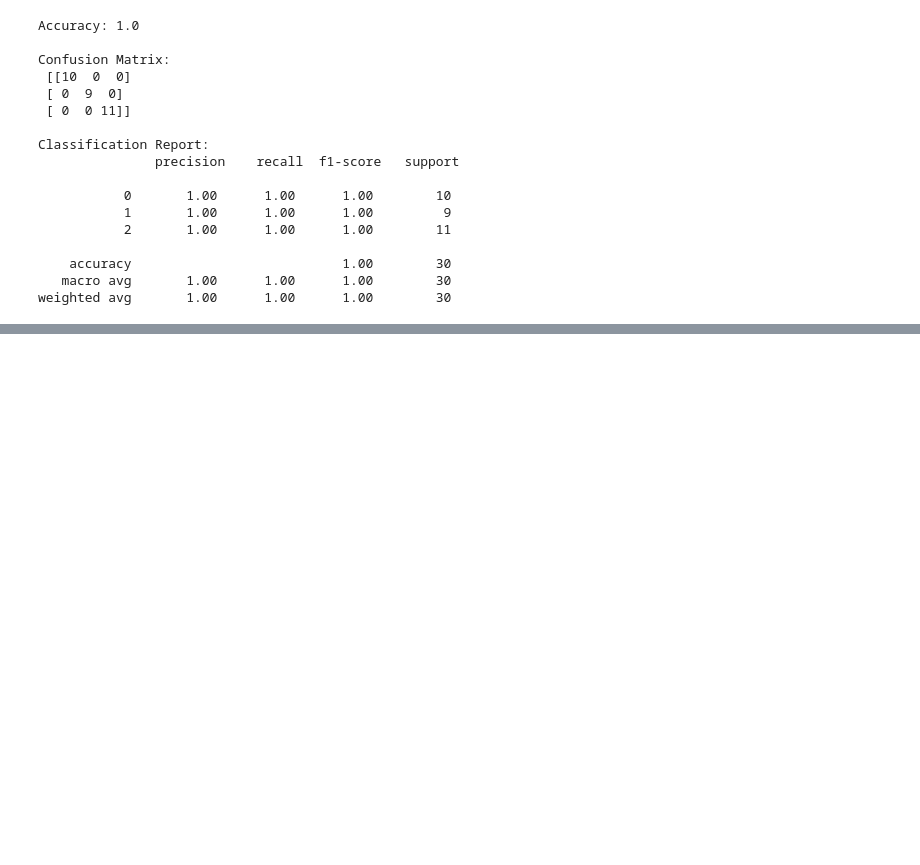
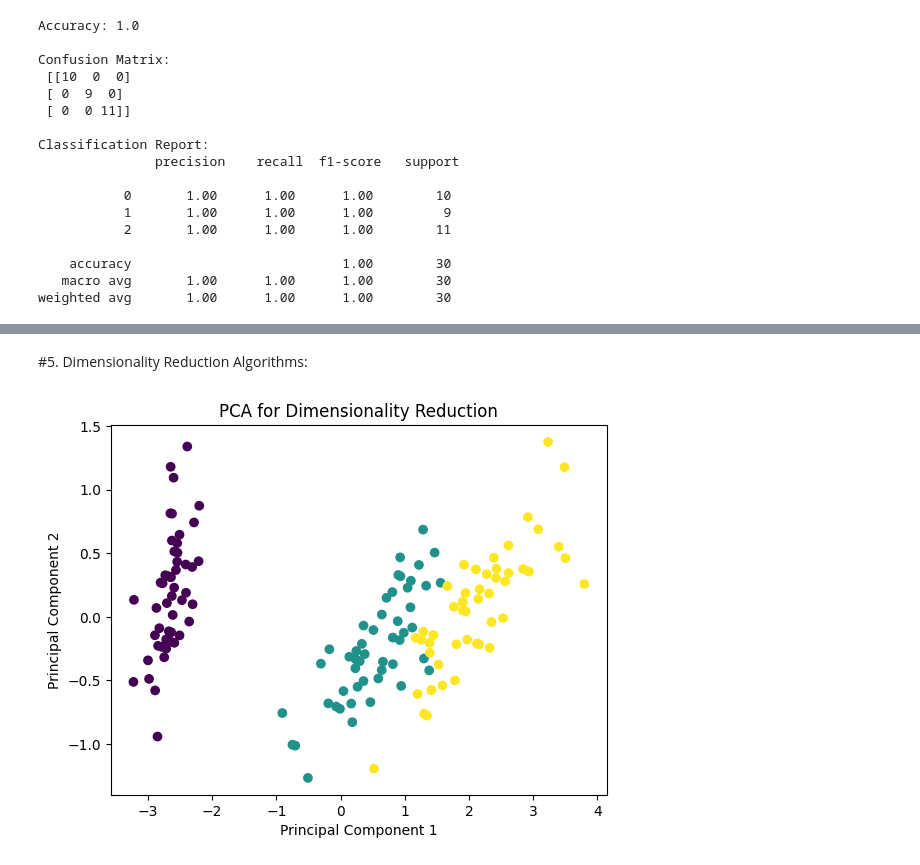
Before and after one commit to MandiraBanerjee2001/Mandira2001, a Jupyter notebook: Data_Mining_Algo.ipynb, the cells around one changed output, grey strips where cells are left out. Saved outputs shown, nothing was run; the diff lists cells and outputs as text; code cells hidden in the pictures; blank space fills up the shorter version.

```diff
--- a/Data_Mining_Algo.ipynb
+++ b/Data_Mining_Algo.ipynb
@@ -122,0 +231,25 @@ weighted avg       1.00      1.00      1.00        30
+# %% [markdown]
+#5. Dimensionality Reduction Algorithms:
+# %%
+import numpy as np
+import matplotlib.pyplot as plt
+from sklearn.decomposition import PCA
+from sklearn.datasets import load_iris
+
+# Load the Iris dataset as an example
+iris = load_iris()
+X = iris.data
+y = iris.target
+
+# Apply PCA for dimensionality reduction
+pca = PCA(n_components=2)  # You can adjust the number of components
+X_pca = pca.fit_transform(X)
+
+# Visualize the reduced data
+plt.scatter(X_pca[:, 0], X_pca[:, 1], c=y, cmap='viridis')
+plt.title("PCA for Dimensionality Reduction")
+plt.xlabel("Principal Component 1")
+plt.ylabel("Principal Component 2")
+plt.show()
+# %% [output]
+[figure, added]
```
Also changed, not shown: parts of 15 cells of this notebook.
